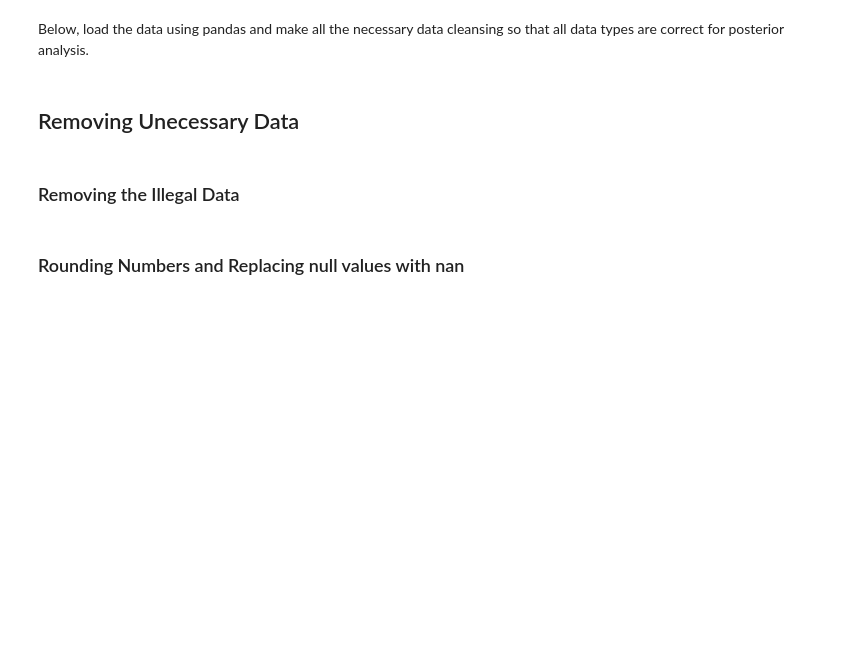
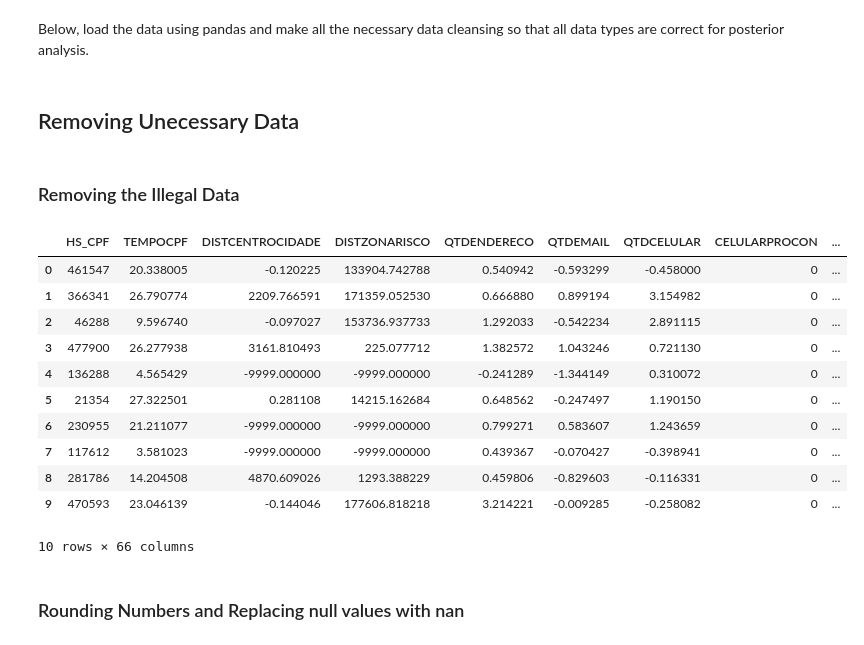
Before and after one commit to MuriloGhignatti/DataScience, a Jupyter notebook: DS_project_template.ipynb, the cells around one changed output. Cells and saved outputs as stored; diff of their text form; code cells hidden in the pictures; blank space fills up the shorter version.

```diff
--- a/DS_project_template.ipynb
+++ b/DS_project_template.ipynb
@@ -47,6 +48,21 @@ dropInLine("ORIENTACAO_SEXUAL")
 dropInLine("RELIGIAO")
 dropInLine("PERCENTMASCCEP")
 dropInLine("PERCENTFEMCEP")
+# %%
+df_train.head(10)
+# %% [output]
+|  | HS_CPF | TEMPOCPF | DISTCENTROCIDADE | DISTZONARISCO | QTDENDERECO | QTDEMAIL | QTDCELULAR | CELULARPROCON | ... |
+| 0 | 461547 | 20.338005 | -0.120225 | 133904.742788 | 0.540942 | -0.593299 | -0.458000 | 0 | ... |
+| 1 | 366341 | 26.790774 | 2209.766591 | 171359.052530 | 0.666880 | 0.899194 | 3.154982 | 0 | ... |
+| 2 | 46288 | 9.596740 | -0.097027 | 153736.937733 | 1.292033 | -0.542234 | 2.891115 | 0 | ... |
+| 3 | 477900 | 26.277938 | 3161.810493 | 225.077712 | 1.382572 | 1.043246 | 0.721130 | 0 | ... |
+| 4 | 136288 | 4.565429 | -9999.000000 | -9999.000000 | -0.241289 | -1.344149 | 0.310072 | 0 | ... |
+| 5 | 21354 | 27.322501 | 0.281108 | 14215.162684 | 0.648562 | -0.247497 | 1.190150 | 0 | ... |
+| 6 | 230955 | 21.211077 | -9999.000000 | -9999.000000 | 0.799271 | 0.583607 | 1.243659 | 0 | ... |
+| 7 | 117612 | 3.581023 | -9999.000000 | -9999.000000 | 0.439367 | -0.070427 | -0.398941 | 0 | ... |
+| 8 | 281786 | 14.204508 | 4870.609026 | 1293.388229 | 0.459806 | -0.829603 | -0.116331 | 0 | ... |
+| 9 | 470593 | 23.046139 | -0.144046 | 177606.818218 | 3.214221 | -0.009285 | -0.258082 | 0 | ... |
+10 rows × 66 columns
 # %% [markdown]
 ### Rounding Numbers and Replacing null values with nan
 # %%
```
Also changed, not shown: parts of 2 cells of this notebook.
